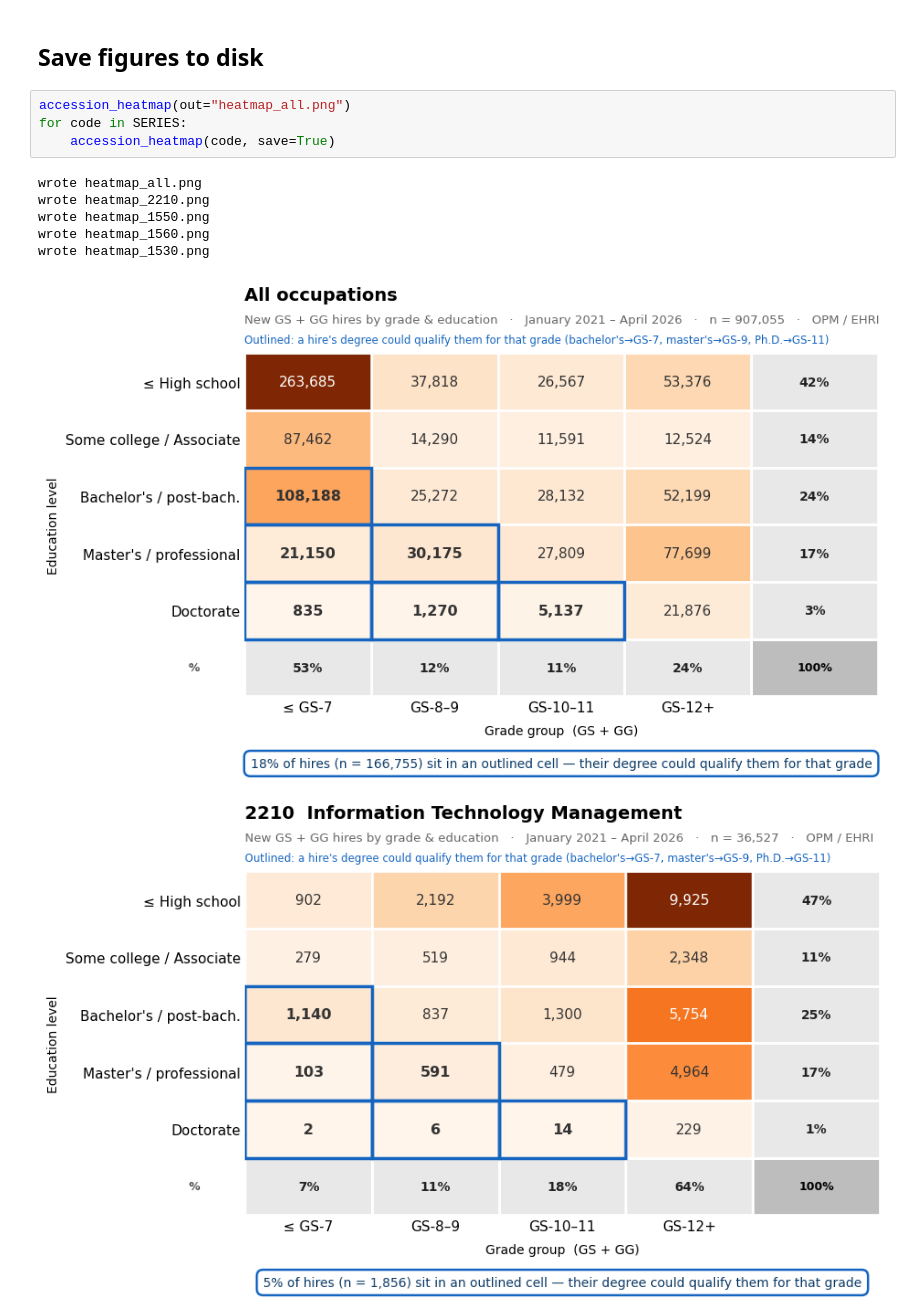
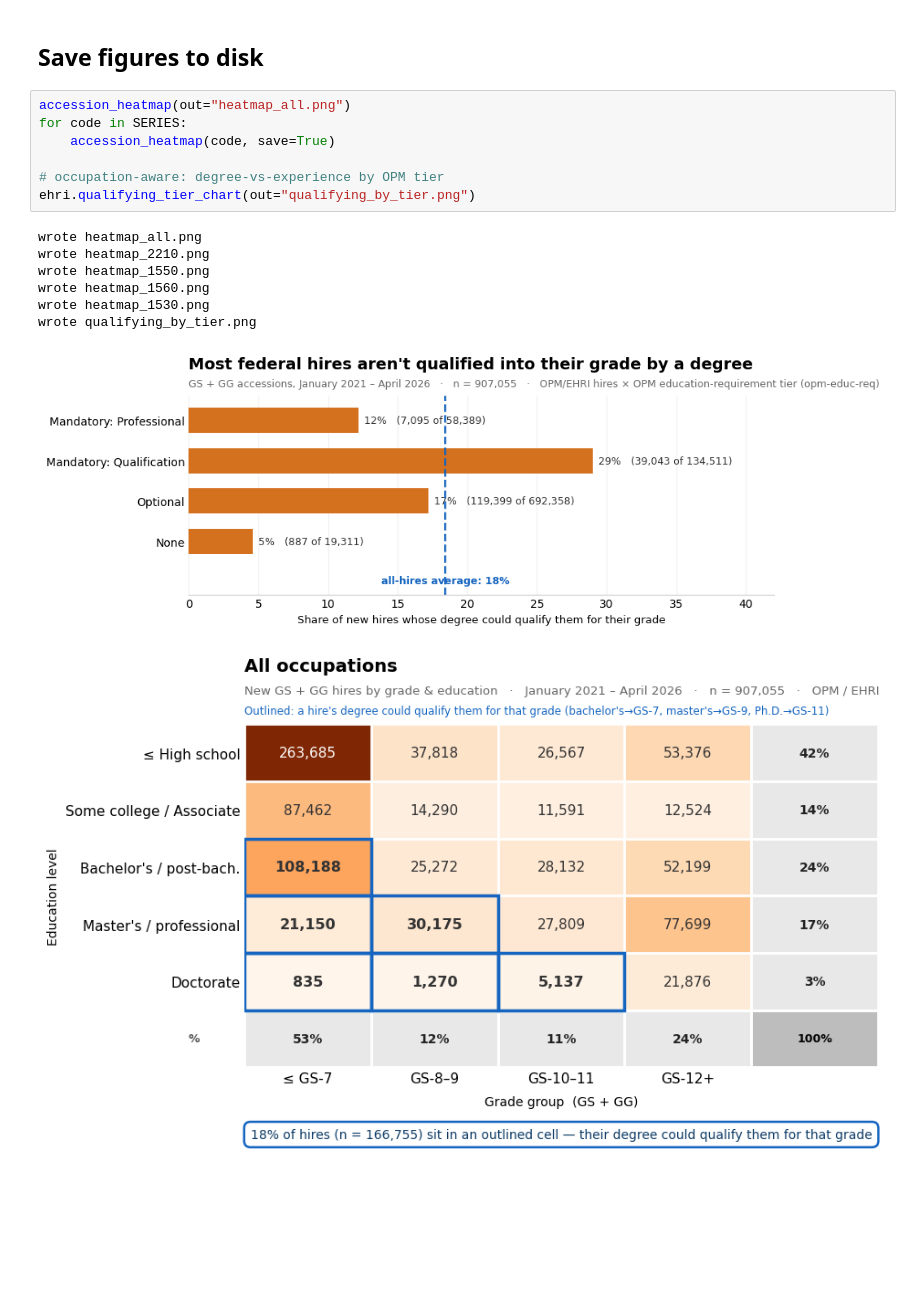
Before and after one commit to abigailhaddad/fed-hiring-heatmaps, a Jupyter notebook: heatmaps.ipynb, the cells around one changed output. Cells and saved outputs as stored; diff of their text form; blank space fills up the shorter version.

```diff
--- a/heatmaps.ipynb
+++ b/heatmaps.ipynb
@@ -151,12 +198,16 @@ accession_heatmap("0343");
 # %%
 accession_heatmap(out="heatmap_all.png")
 for code in SERIES:
     accession_heatmap(code, save=True)
+
+# occupation-aware: degree-vs-experience by OPM tier
+ehri.qualifying_tier_chart(out="qualifying_by_tier.png")
 # %% [output]
 wrote heatmap_all.png
 wrote heatmap_2210.png
 wrote heatmap_1550.png
 wrote heatmap_1560.png
 wrote heatmap_1530.png
+wrote qualifying_by_tier.png
-[figure, old version]
+[figure, new version]
-[figure, old version]
+[figure, new version]
```
Also changed, not shown: parts of 9 cells of this notebook, 3 other files.
